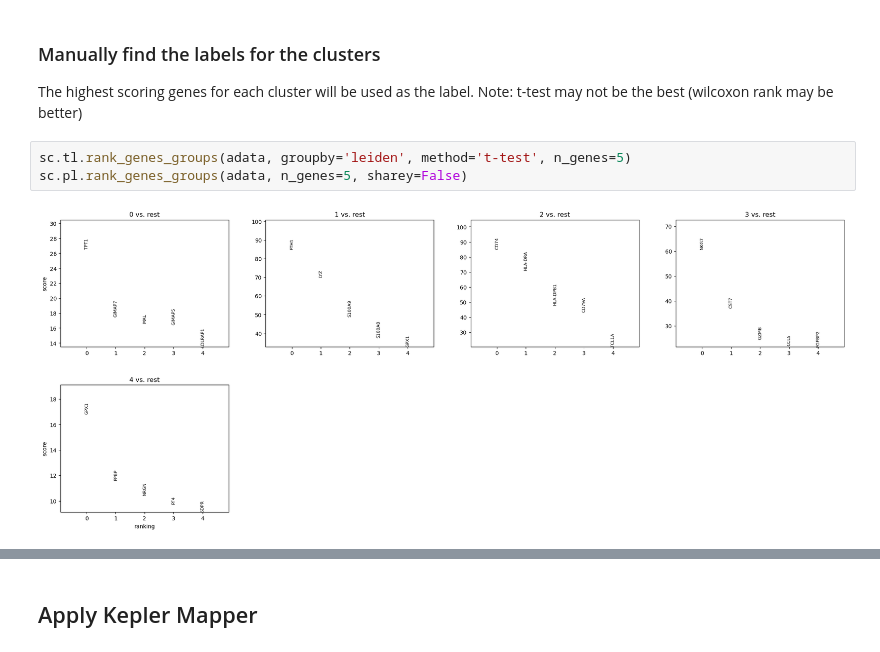
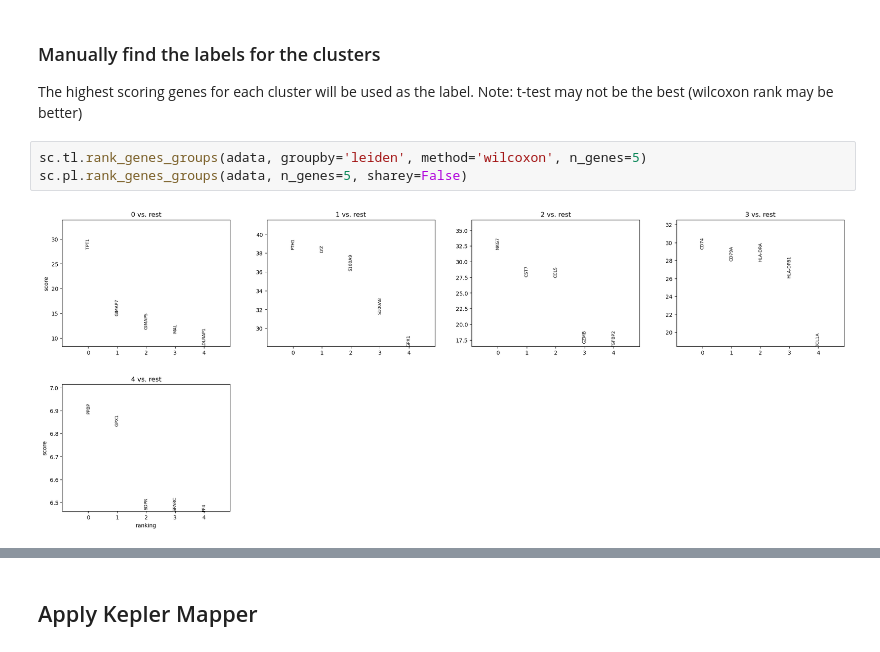
Before and after one commit to amish-mishra/tda_sc_omics, a Jupyter notebook: sc_analysis.ipynb, the cells around one changed output, grey strips where cells are left out. Drawn from its saved outputs; the diff is of its cells as text.

```diff
--- a/sc_analysis.ipynb
+++ b/sc_analysis.ipynb
@@ -64,8 +94,8 @@ sc.pl.umap(adata, color='leiden', frameon=False, title='Leiden Clustering')
 ### Manually find the labels for the clusters
 The highest scoring genes for each cluster will be used as the label. Note: t-test may not be the best (wilcoxon rank may be better)
 # %%
-sc.tl.rank_genes_groups(adata, groupby='leiden', method='t-test', n_genes=5)
+sc.tl.rank_genes_groups(adata, groupby='leiden', method='wilcoxon', n_genes=5)
 sc.pl.rank_genes_groups(adata, n_genes=5, sharey=False)
 # %% [output]
-[figure, old version]
+[figure, new version]
 # %%
```
Also changed, not shown: parts of 11 cells of this notebook, 1 other file.
